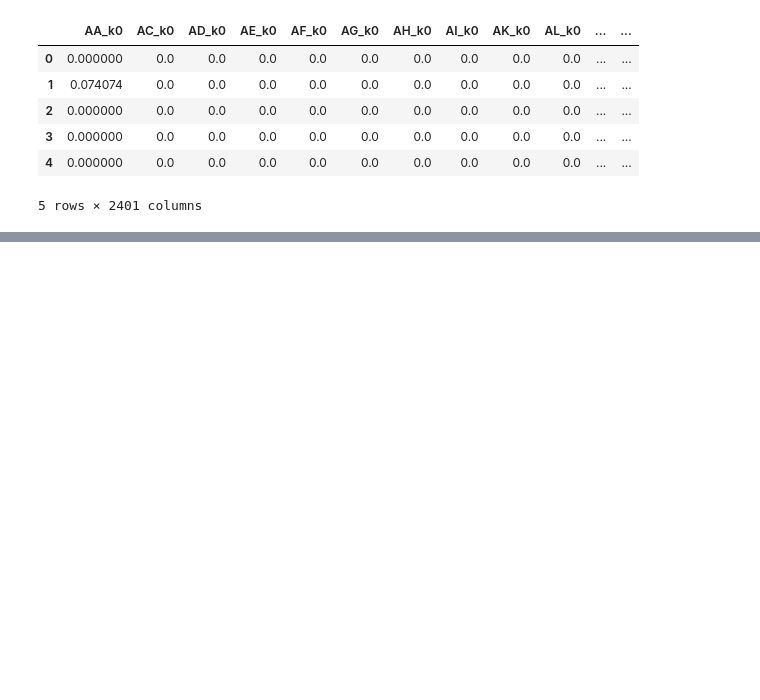
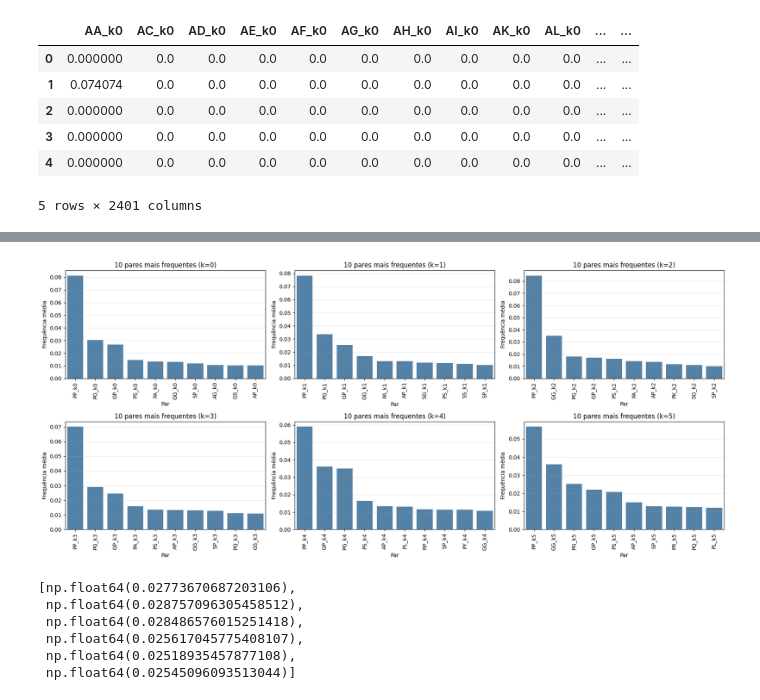
Before and after one commit to amaurywalbert/projeto-mineracao, a Jupyter notebook: notebooks/04_CKSNAP.ipynb, the cells around one changed output, grey strips where cells are left out. Cells and saved outputs as stored; diff of their text form; code cells hidden in the pictures; blank space fills up the shorter version.

```diff
--- a/notebooks/04_CKSNAP.ipynb
+++ b/notebooks/04_CKSNAP.ipynb
@@ -268,0 +387,59 @@ cksnap_df.head()
+# %%
+import matplotlib.pyplot as plt
+import seaborn as sns
+
+# Criar figura com 6 subplots (2 linhas x 3 colunas)
+fig, axes = plt.subplots(2, 3, figsize=(18, 8))
+
+for k, ax in enumerate(axes.flat):
+    cols = [c for c in cksnap_df.columns if c.endswith(f"_k{k}")]
+    media = (
+        cksnap_df[cols]
+        .mean()
+        .sort_values(ascending=False)
+        .head(10)
+    )
+
+    sns.barplot(
+        x=media.index,
+        y=media.values,
+        color="steelblue",
+        ax=ax
+    )
+
+    ax.set_xticklabels(ax.get_xticklabels(), rotation=90)
+    ax.set_title(f"10 pares mais frequentes (k={k})")
+    ax.set_xlabel("Par")
+    ax.set_ylabel("Frequência média")
+    ax.grid(axis="y", alpha=0.3)
+
+plt.tight_layout()
+plt.show()
+# %% [output]
+[figure, added]
+# %%
+# PCA
+from sklearn.preprocessing import StandardScaler
+from sklearn.decomposition import PCA
+
+pca_resultados = []
+for k in range(6):
+    cols = [c for c in cksnap_df.columns if c.endswith(f"_k{k}")]
+    X = StandardScaler().fit_transform(
+        cksnap_df[cols]
+    )
+
+    pca = PCA(n_components=2)
+    pca.fit(X)
+    pca_resultados.append(
+        pca.explained_variance_ratio_.sum()
+    )
+
+pca_resultados
+# %% [output]
+[np.float64(0.02773670687203106),
+ np.float64(0.028757096305458512),
+ np.float64(0.028486576015251418),
+ np.float64(0.025617045775408107),
+ np.float64(0.02518935457877108),
+ np.float64(0.02545096093513044)]
```
Also changed, not shown: parts of 17 cells of this notebook, 2 other files.
